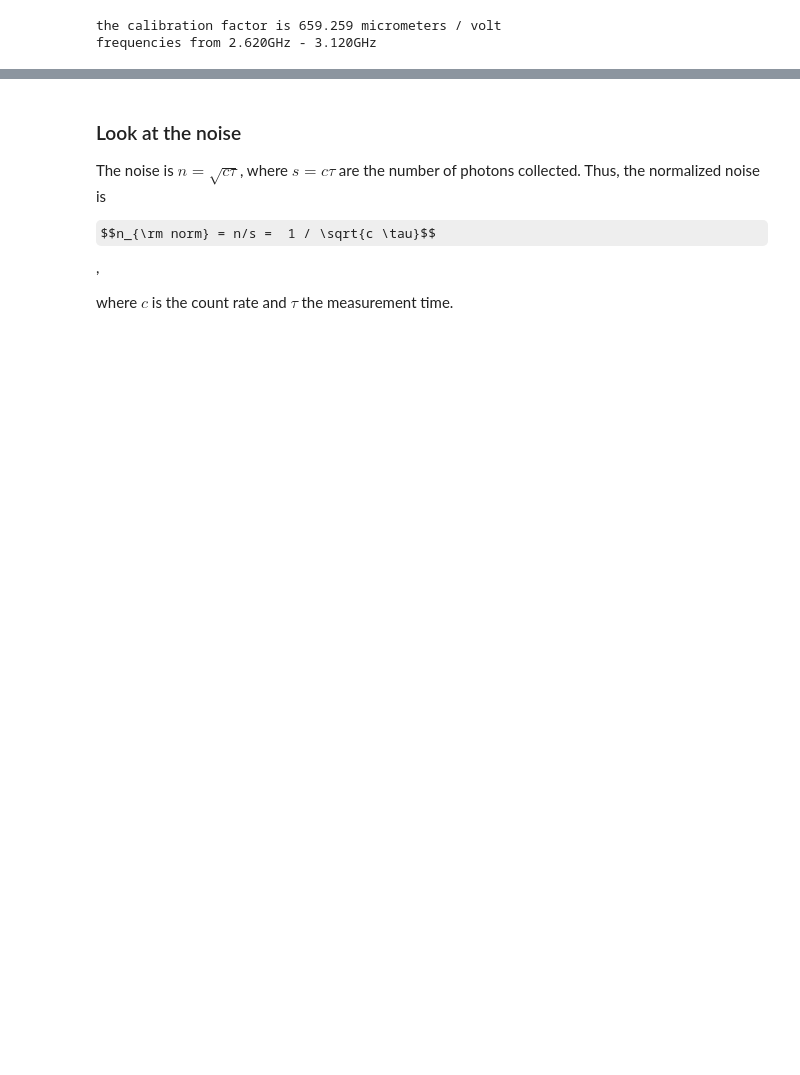
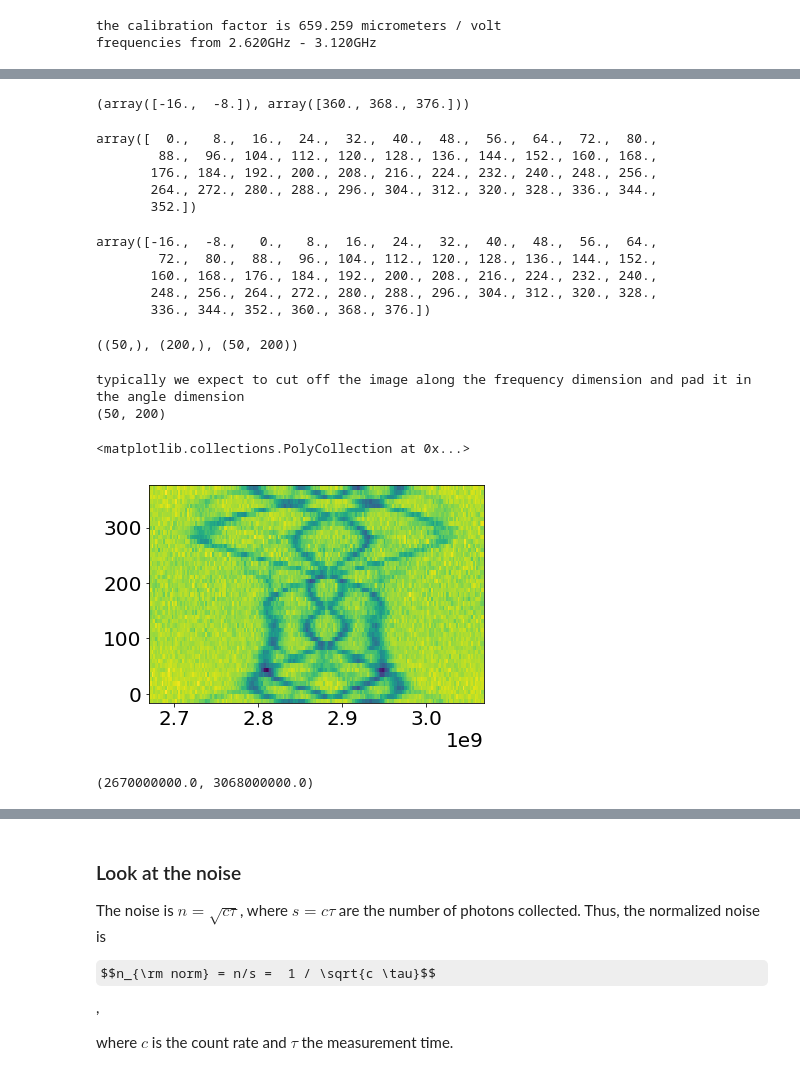
Before and after one commit to JanGieseler/pynvcenter, a Jupyter notebook: notebooks/experimental data - reconstruct magnet position from esr spectra.ipynb, the cells around one changed output, grey strips where cells are left out. Drawn from its saved outputs; the diff is of its cells as text; code cells hidden in the pictures; some formulas as TeX source; blank space fills up the shorter version.

```diff
--- a/notebooks/experimental data - reconstruct magnet position from esr spectra.ipynb
+++ b/notebooks/experimental data - reconstruct magnet position from esr spectra.ipynb
@@ -133,0 +204,54 @@ frequencies from 2.620GHz - 3.120GHz
+# %%
+angles[-padding_dims[0][0]:]-360, 360+angles[0:padding_dims[0][1]]
+# %% [output]
+(array([-16.,  -8.]), array([360., 368., 376.]))
+# %%
+angles
+# %% [output]
+array([  0.,   8.,  16.,  24.,  32.,  40.,  48.,  56.,  64.,  72.,  80.,
+        88.,  96., 104., 112., 120., 128., 136., 144., 152., 160., 168.,
+       176., 184., 192., 200., 208., 216., 224., 232., 240., 248., 256.,
+       264., 272., 280., 288., 296., 304., 312., 320., 328., 336., 344.,
+       352.])
+# %%
+np.hstack([angles[-padding_dims[0][0]:]-360, angles, 360+angles[0:padding_dims[0][1]]])
+# %% [output]
+array([-16.,  -8.,   0.,   8.,  16.,  24.,  32.,  40.,  48.,  56.,  64.,
+        72.,  80.,  88.,  96., 104., 112., 120., 128., 136., 144., 152.,
+       160., 168., 176., 184., 192., 200., 208., 216., 224., 232., 240.,
+       248., 256., 264., 272., 280., 288., 296., 304., 312., 320., 328.,
+       336., 344., 352., 360., 368., 376.])
+# %%
+a.shape, f.shape, e.shape
+# %% [output]
+((50,), (200,), (50, 200))
+# %%
+def pad_esr_map(frequencies, angles, esr_map, img_dims):
+
+
+    padding_dims = [d-s for s, d in zip(esr_map.shape, img_dims)]
+    print('typically we expect to cut off the image along the frequency dimension and pad it in the angle dimension')
+    assert padding_dims[0]>=0
+    assert padding_dims[1]<=0
+    padding_dims = [[p//2, p-p//2] for p in padding_dims]  # calculate the padding dims for the left/right, up/down
+    padding_dims[1] = [-padding_dims[1][0]-1, esr_map.shape[1]+padding_dims[1][0]] # for the freq we actually want the range
+    esr_map = np.vstack([esr_map[-padding_dims[0][0]:], esr_map, esr_map[0:padding_dims[0][1]]])
+    esr_map = esr_map[:,padding_dims[1][0]:padding_dims[1][1]]
+
+    angles = np.hstack([angles[-padding_dims[0][0]:]-360, angles, 360+angles[0:padding_dims[0][1]]])
+    frequencies = frequencies[padding_dims[1][0]:padding_dims[1][1]]
+    return frequencies, angles, esr_map
+
+f, a, e = pad_esr_map(frequencies, angles, esr_map, img_dims)
+print(e.shape)
+plt.pcolor(f, a, e)
+# img_dims[0]//2, img_dims[0]//2
+# %% [output]
+typically we expect to cut off the image along the frequency dimension and pad it in the angle dimension
+(50, 200)
+<matplotlib.collections.PolyCollection at 0x...>
+[figure, added]
+# %%
+f.min(), f.max()
+# %% [output]
+(2670000000.0, 3068000000.0)
```
Also changed, not shown: parts of 16 cells of this notebook, 3 other files.
